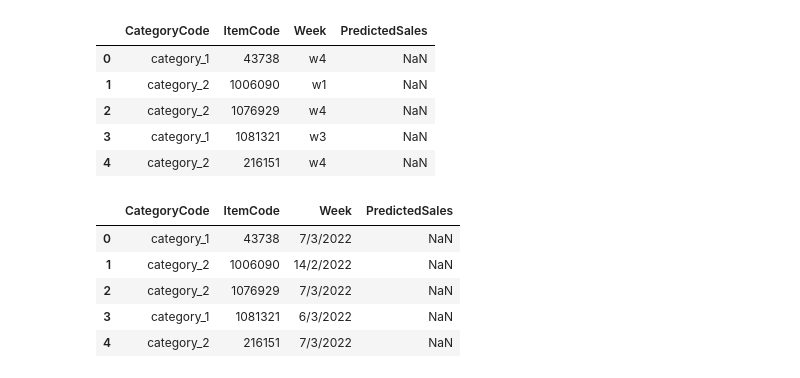
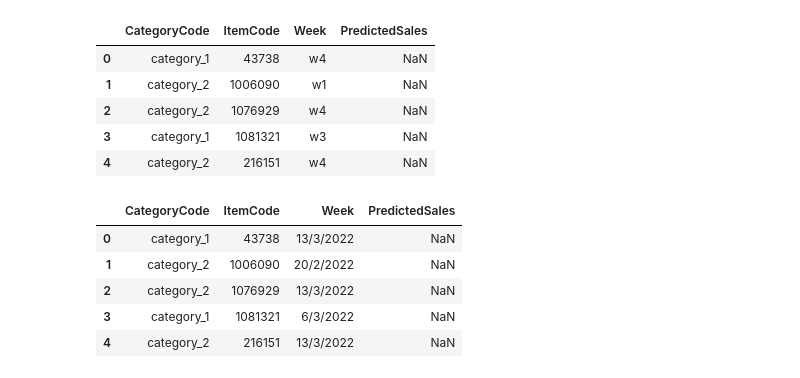
Before and after one commit to BoTZ-TND/DataStorm-2022, a Jupyter notebook: notebooks/main_eda.ipynb, the cells around one changed output. Drawn from its saved outputs; the diff is of its cells as text; code cells hidden in the pictures.

```diff
--- a/notebooks/main_eda.ipynb
+++ b/notebooks/main_eda.ipynb
@@ -45,23 +44,23 @@ test_df.head()
 | 4 | category_2 | 216151 | w4 | NaN |
 # %%
 date_map = {
-    'w1': '14/2/2022',
-    'w2': '21/2/2022',
+    'w1': '20/2/2022',
+    'w2': '27/2/2022',
     'w3': '6/3/2022',
-    'w4': '7/3/2022'
+    'w4': '13/3/2022'
 }
 
 test_udf = test_df.copy()
 test_udf['Week'] = test_udf['Week'].map(date_map)
 val_udf = val_df.copy()
 val_udf['Week'] = val_udf['Week'].map(date_map)
 
 test_udf.head()
 # %% [output]
 |  | CategoryCode | ItemCode | Week | PredictedSales |
-| 0 | category_1 | 43738 | 7/3/2022 | NaN |
-| 1 | category_2 | 1006090 | 14/2/2022 | NaN |
-| 2 | category_2 | 1076929 | 7/3/2022 | NaN |
+| 0 | category_1 | 43738 | 13/3/2022 | NaN |
+| 1 | category_2 | 1006090 | 20/2/2022 | NaN |
+| 2 | category_2 | 1076929 | 13/3/2022 | NaN |
 | 3 | category_1 | 1081321 | 6/3/2022 | NaN |
-| 4 | category_2 | 216151 | 7/3/2022 | NaN |
+| 4 | category_2 | 216151 | 13/3/2022 | NaN |
 # %%
```
Also changed, not shown: parts of 2 cells of this notebook, 9 other files.
